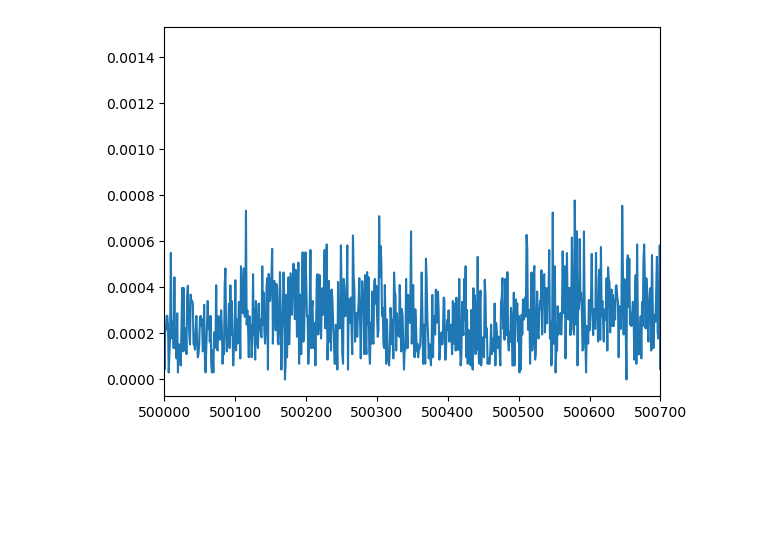
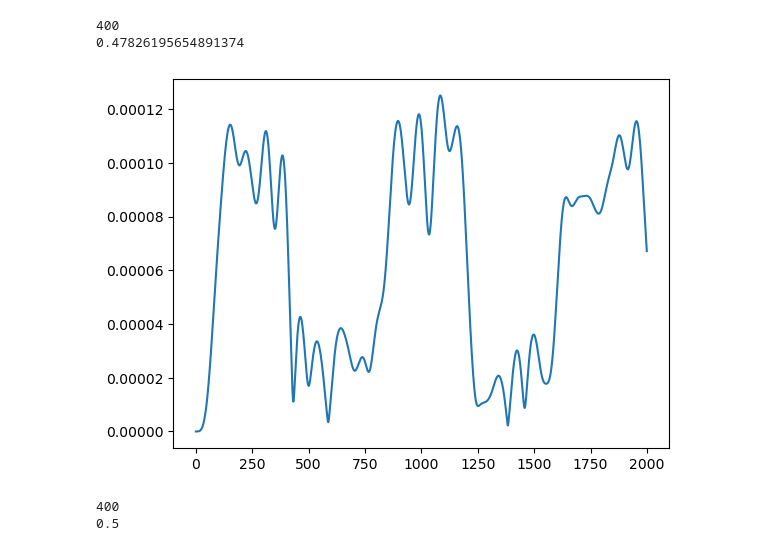
Before and after one commit to ConnectedSystemsLab/NFC, a Jupyter notebook: Communication.ipynb, the cells around one changed output. Saved outputs shown, nothing was run; the diff lists cells and outputs as text; code cells hidden in the pictures; blank space fills up the shorter version.

Commit message:
Comm Data

```diff
--- a/Communication.ipynb
+++ b/Communication.ipynb
@@ -13,23 +13,67 @@ import pandas as pd
 from sklearn.neighbors import KNeighborsRegressor
 from sklearn.metrics import mean_absolute_error
 import shutil
+from scipy.signal import butter, lfilter, freqz
+import matplotlib.pyplot as plt
+
+
+def butter_lowpass(cutoff, fs, order=5):
+    return butter(order, cutoff, fs=fs, btype='low', analog=False)
+
+def butter_lowpass_filter(data, cutoff, fs, order=5):
+    b, a = butter_lowpass(cutoff, fs, order=order)
+    y = lfilter(b, a, data)
+    return y
 # %%
 def read_complex_binary2(filename):
     """ Read file of float32 into complex array.
     """
 
     with open(filename, 'rb') as f:
         bytes = f.read()
     data = np.frombuffer(bytes, dtype=np.float32).reshape(-1, 2)
     data = data[:, 0] + 1j*data[:, 1]
     return data
 
-examplefile = "/home/jshenoy2/ProjectEspana/comm1kbps/(20, 50)_b"
+examplefile = "/home/jshenoy2/ProjectEspana/comm500bps/(0, 0)_b"
 signal = read_complex_binary2(examplefile)
-
-#400 samples per symbol
-plt.plot(np.abs(signal))
-plt.xlim([500000,500700])
-plt.show()
+filtered_signal = butter_lowpass_filter(signal,6*500 ,400e3, order=5)
+plt.plot(abs(filtered_signal[0:2000]))
+print(calc_ber(filtered_signal,400e3,500))
 # %% [output]
+400
+0.47826195654891374
-[figure, old version]
+[figure, new version]
+# %%
+import numpy as np
+from scipy.signal import butter, filtfilt
+
+signal = filtered_signal
+fs = 400e3
+f = 500
+    # Rectify signal
+signal = np.abs(signal)
+
+# Calculate BER using sliding window
+window_size = int(fs/f/2)
+print(window_size)
+min_ber = 1
+power = []
+for i in range(0, signal.size-window_size-0+1, window_size):
+    power.append(np.linalg.norm(signal[i:i+window_size]))
+
+num_bits = len(power)
+if num_bits % 2 == 1:
+    num_bits -= 1
+    power = power[:-1]
+
+threshold = np.mean(power)
+power = np.reshape(power, (2, int(num_bits/2)))
+error_bits = np.sum(power[0,:] < threshold) + np.sum(power[1,:] > threshold)
+ber0 = error_bits / num_bits
+if ber0 < min_ber:
+    min_ber = ber0
+print(ber0)
+# %% [output]
+400
+0.5
```
Also changed, not shown: parts of 5 cells of this notebook, 1 other file.
